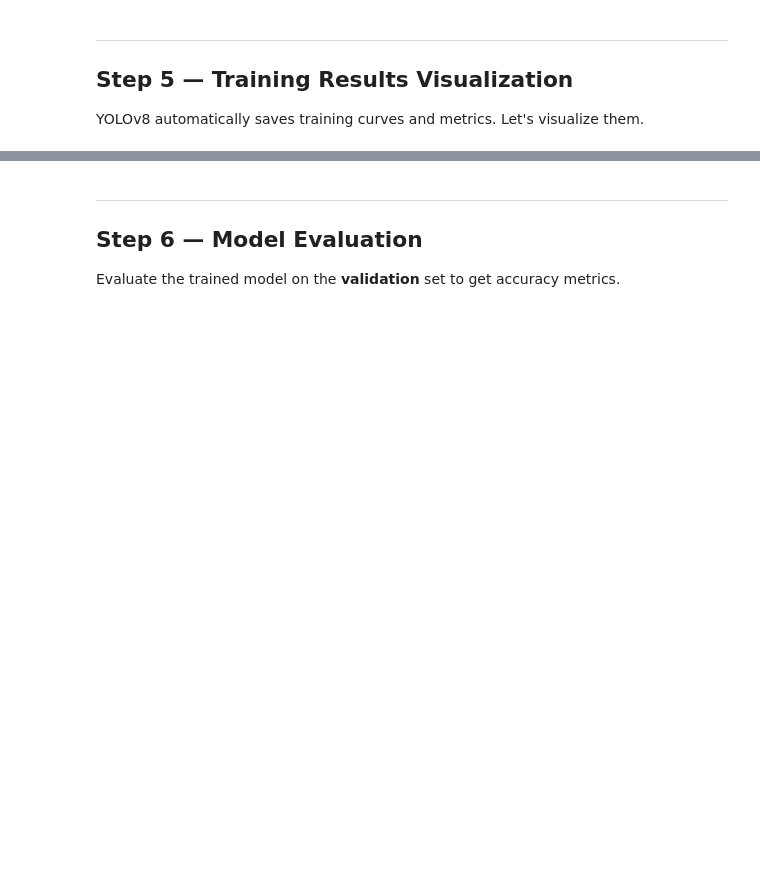
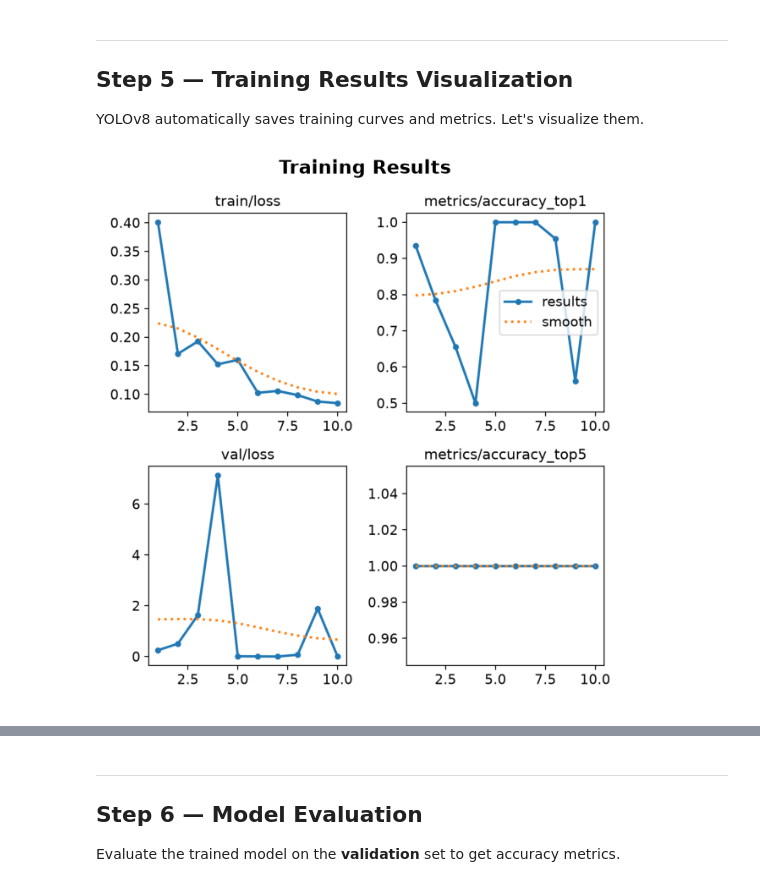
Before and after one commit to Soumo10/signature_detection_-_verification, a Jupyter notebook: Signature_Detection_YOLOv8.ipynb, the cells around one changed output, grey strips where cells are left out. Cells and saved outputs as stored; diff of their text form; code cells hidden in the pictures; blank space fills up the shorter version.

```diff
--- a/Signature_Detection_YOLOv8.ipynb
+++ b/Signature_Detection_YOLOv8.ipynb
@@ -40,12 +42,12 @@ print("All imports successful! ✅")
 Let's explore the raw dataset to understand its structure and size.
 # %%
 # === CONFIGURE YOUR PATHS HERE ===
-BASE_DIR = r"d:\signature_detection_&_verifaction\signatures"
+BASE_DIR = r"d:\signature_detection_-_verification\signatures"
 ORG_DIR  = os.path.join(BASE_DIR, "full_org")   # Genuine signatures
 FORG_DIR = os.path.join(BASE_DIR, "full_forg")   # Forged signatures
 
 # Output directory for the prepared dataset
-DATASET_DIR = r"d:\signature_detection_&_verifaction\datasets\signature_data"
+DATASET_DIR = r"d:\signature_detection_-_verification\datasets\signature_data"
 
 # Count files
 org_files  = [f for f in os.listdir(ORG_DIR)  if f.lower().endswith('.png')]
@@ -202,20 +260,22 @@ print("\n✅ Training complete!")
 YOLOv8 automatically saves training curves and metrics. Let's visualize them.
 # %%
 # Find the latest training run directory
-train_dir = r"d:\signature_detection_&_verifaction\runs\signature_classifier"
+train_dir = r"d:\signature_detection_-_verification\runs\signature_classifier"
 
 # Display training results image generated by YOLOv8
 results_img_path = os.path.join(train_dir, "results.png")
 if os.path.exists(results_img_path):
     img = mpimg.imread(results_img_path)
     plt.figure(figsize=(16, 8))
     plt.imshow(img)
     plt.axis('off')
     plt.title("Training Results", fontsize=16, fontweight='bold')
     plt.show()
 else:
     print(f"⚠️ results.png not found at {results_img_path}")
     print("  This is normal if training hasn't completed yet.")
+# %% [output]
+[figure, added]
 # %%
 # Display the confusion matrix
 confusion_matrix_path = os.path.join(train_dir, "confusion_matrix.png")
```
Also changed, not shown: parts of 17 cells of this notebook, 32 other files.
